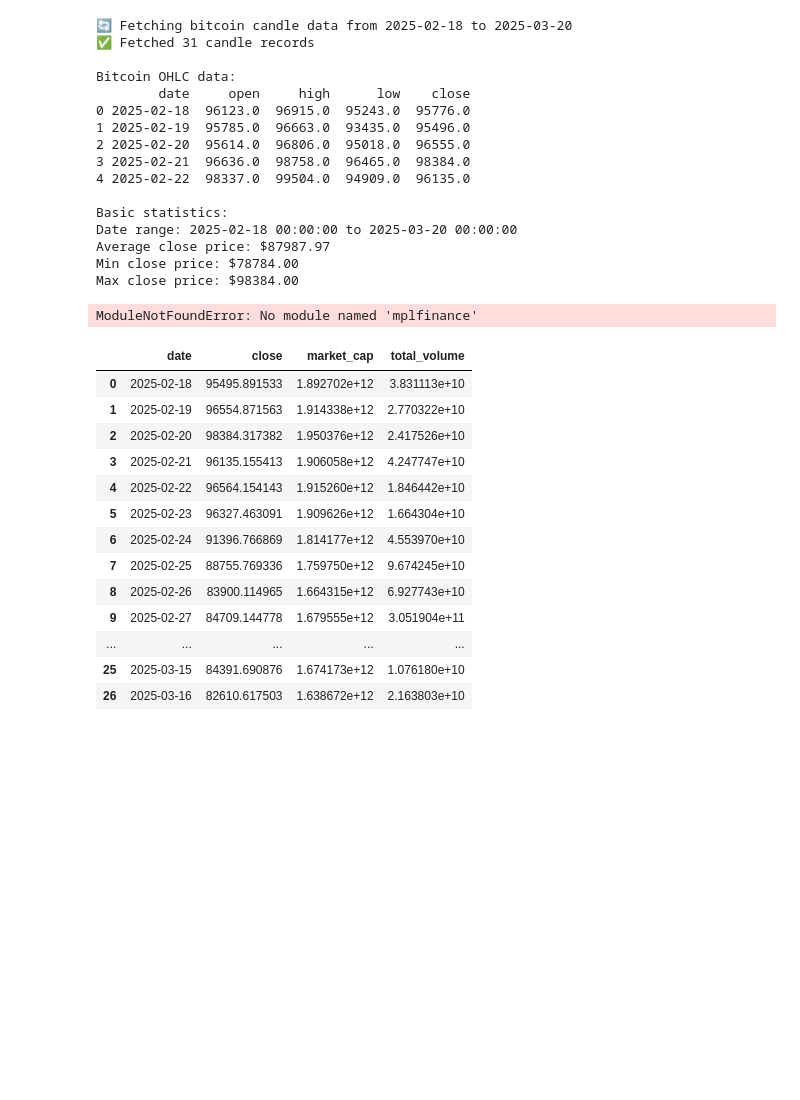
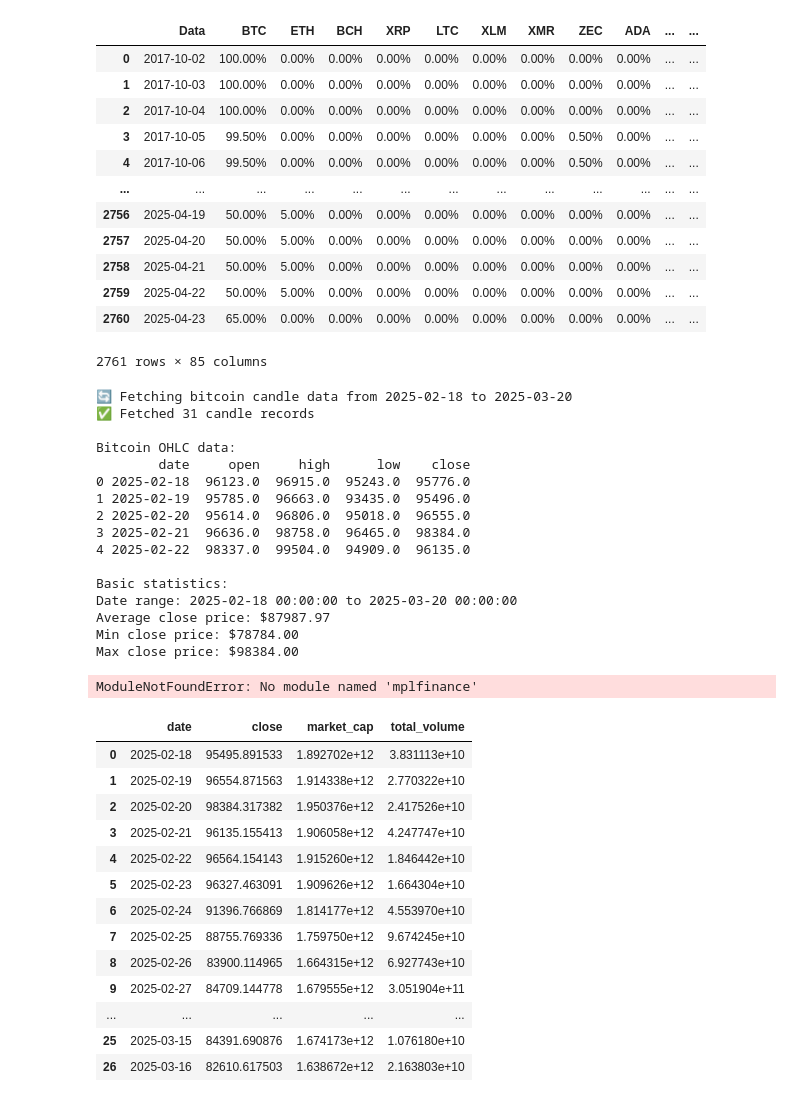
Before and after one commit to GabriellaAM/missioncontrolproject, a Jupyter notebook: test_portfolio.ipynb, the cells around one changed output. Cells and saved outputs as stored; diff of their text form; code cells hidden in the pictures; blank space fills up the shorter version.

```diff
--- a/test_portfolio.ipynb
+++ b/test_portfolio.ipynb
@@ -43,6 +43,9 @@ def get_allocation_data(sheet_name):
         return None
     # Assume the first row is the header (tickers and possibly a "date" column)
     df = pd.DataFrame(values[1:], columns=values[0])
+
+    df = parse_allocation_row(df)
+
     return df
 
 def parse_allocation_row(df):
@@ -165,7 +168,7 @@ def build_dataframe(portfolio_assets, allocation_dict=None):
     for ticker in assets_to_process:
         if ticker in mapping:
             coin_id = mapping[ticker]
-            file_path = os.path.join("micro", "assetData", f"{coin_id}.csv")
+            file_path = os.path.join("data/micro", "assetData", f"{coin_id}.csv")
             if os.path.exists(file_path):
                 df = pd.read_csv(file_path)
                 if 'date' in df.columns and 'close' in df.columns:
@@ -200,7 +203,7 @@ def build_dataframe(portfolio_assets, allocation_dict=None):
 
 if __name__ == "__main__":
     # Import the portfolio lists from assetsRoster (only these three are used)
-    from scripts.assetsRoster import carteira_EXC, carteira_HB, carteira_LC
+    from scripts.assetsRoster import carteira_EXC, carteira_HB, carteira_LC, others
 
     # (1) Pull allocation data from Google Sheets and parse the percentages and allocation date.
     latest_allocations = get_latest_allocations()
@@ -233,3 +233,19 @@ roster_price_df
+# %%
+get_allocation_data('EXC')
+# %% [output]
+|  | Data | BTC | ETH | BCH | XRP | LTC | XLM | XMR | ZEC | ADA | ... | ... |
+| 0 | 2017-10-02 | 100.00% | 0.00% | 0.00% | 0.00% | 0.00% | 0.00% | 0.00% | 0.00% | 0.00% | ... | ... |
+| 1 | 2017-10-03 | 100.00% | 0.00% | 0.00% | 0.00% | 0.00% | 0.00% | 0.00% | 0.00% | 0.00% | ... | ... |
+| 2 | 2017-10-04 | 100.00% | 0.00% | 0.00% | 0.00% | 0.00% | 0.00% | 0.00% | 0.00% | 0.00% | ... | ... |
+| 3 | 2017-10-05 | 99.50% | 0.00% | 0.00% | 0.00% | 0.00% | 0.00% | 0.00% | 0.50% | 0.00% | ... | ... |
+| 4 | 2017-10-06 | 99.50% | 0.00% | 0.00% | 0.00% | 0.00% | 0.00% | 0.00% | 0.50% | 0.00% | ... | ... |
+| ... | ... | ... | ... | ... | ... | ... | ... | ... | ... | ... | ... | ... |
+| 2756 | 2025-04-19 | 50.00% | 5.00% | 0.00% | 0.00% | 0.00% | 0.00% | 0.00% | 0.00% | 0.00% | ... | ... |
+| 2757 | 2025-04-20 | 50.00% | 5.00% | 0.00% | 0.00% | 0.00% | 0.00% | 0.00% | 0.00% | 0.00% | ... | ... |
+| 2758 | 2025-04-21 | 50.00% | 5.00% | 0.00% | 0.00% | 0.00% | 0.00% | 0.00% | 0.00% | 0.00% | ... | ... |
+| 2759 | 2025-04-22 | 50.00% | 5.00% | 0.00% | 0.00% | 0.00% | 0.00% | 0.00% | 0.00% | 0.00% | ... | ... |
+| 2760 | 2025-04-23 | 65.00% | 0.00% | 0.00% | 0.00% | 0.00% | 0.00% | 0.00% | 0.00% | 0.00% | ... | ... |
+2761 rows × 85 columns
 # %%
 import pandas_ta as ta
 import plotly.express as px
```
Also changed, not shown: parts of 2 cells of this notebook, 9 other files.
